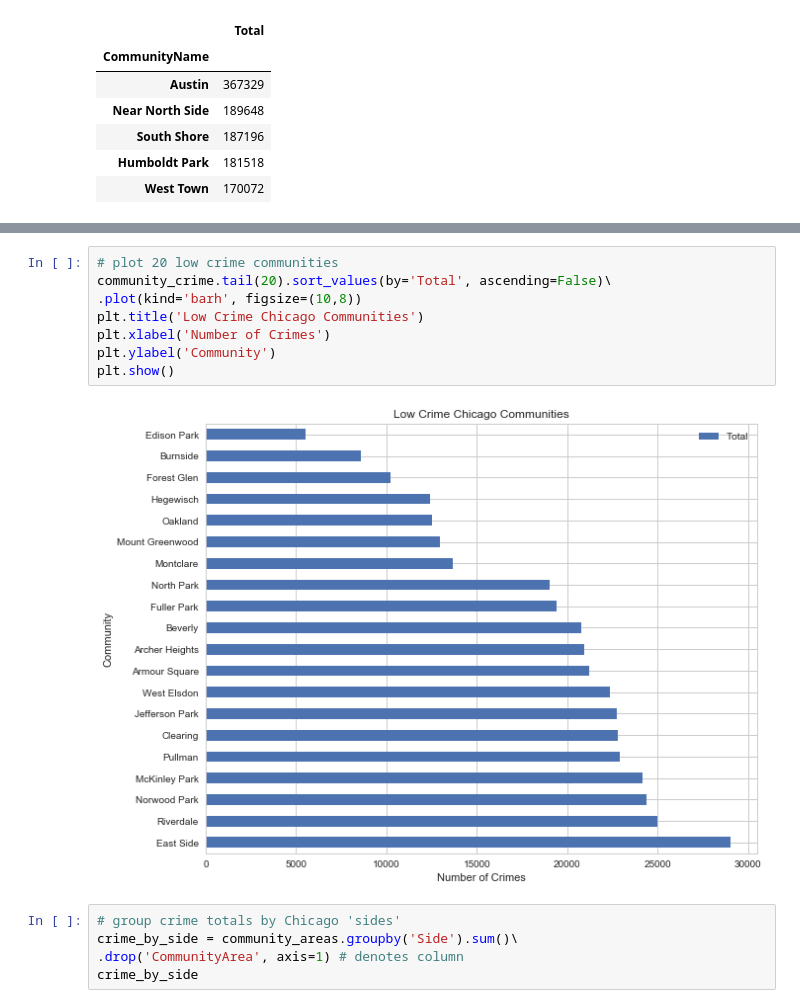
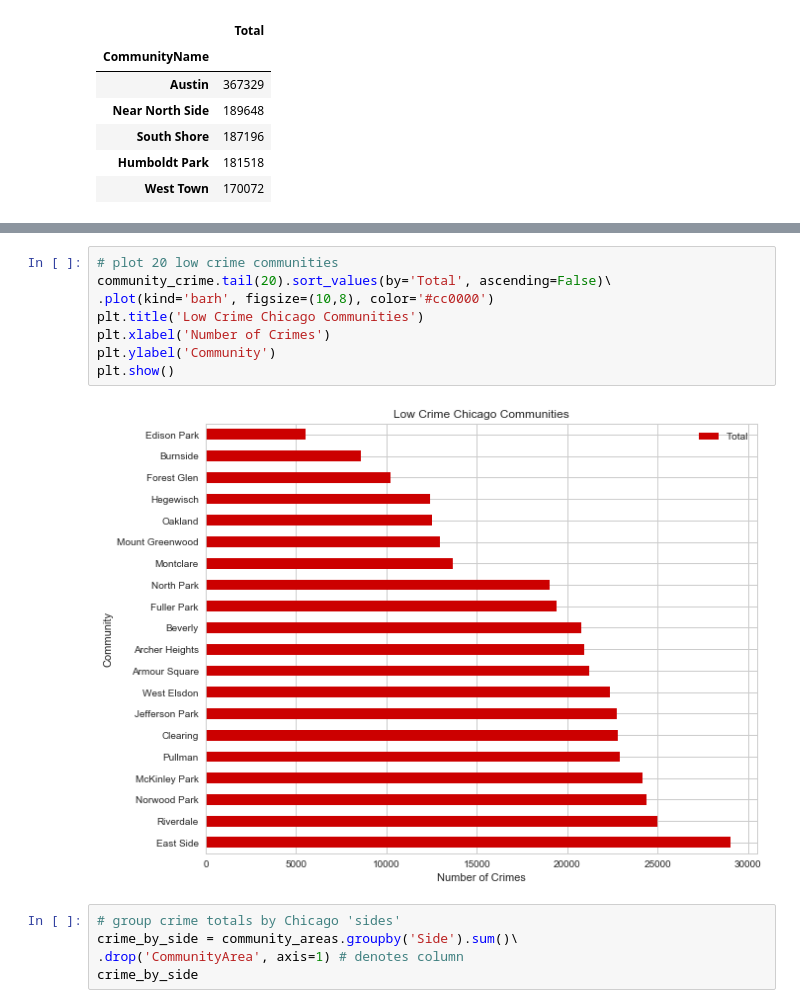
Before and after one commit to RandomFractals/ChicagoCrimes, a Jupyter notebook: notebooks/all-chicago-crime-charts.ipynb, the cells around one changed output, grey strips where cells are left out. Saved outputs shown, nothing was run; the diff lists cells and outputs as text.

Commit message:
all crimes charts color coding changes: switched to red for bar charts, and tab10 cmap for top 10 charts

```diff
--- a/notebooks/all-chicago-crime-charts.ipynb
+++ b/notebooks/all-chicago-crime-charts.ipynb
@@ -346,13 +347,13 @@ plt.show()
 # %%
 # plot 20 low crime communities
 community_crime.tail(20).sort_values(by='Total', ascending=False)\
-.plot(kind='barh', figsize=(10,8))
+.plot(kind='barh', figsize=(10,8), color='#cc0000')
 plt.title('Low Crime Chicago Communities')
 plt.xlabel('Number of Crimes')
 plt.ylabel('Community')
 plt.show()
 # %% [output]
-[figure, old version]
+[figure, new version]
 # %%
 # group crime totals by Chicago 'sides'
 crime_by_side = community_areas.groupby('Side').sum()\
```
Also changed, not shown: parts of 11 cells of this notebook.
